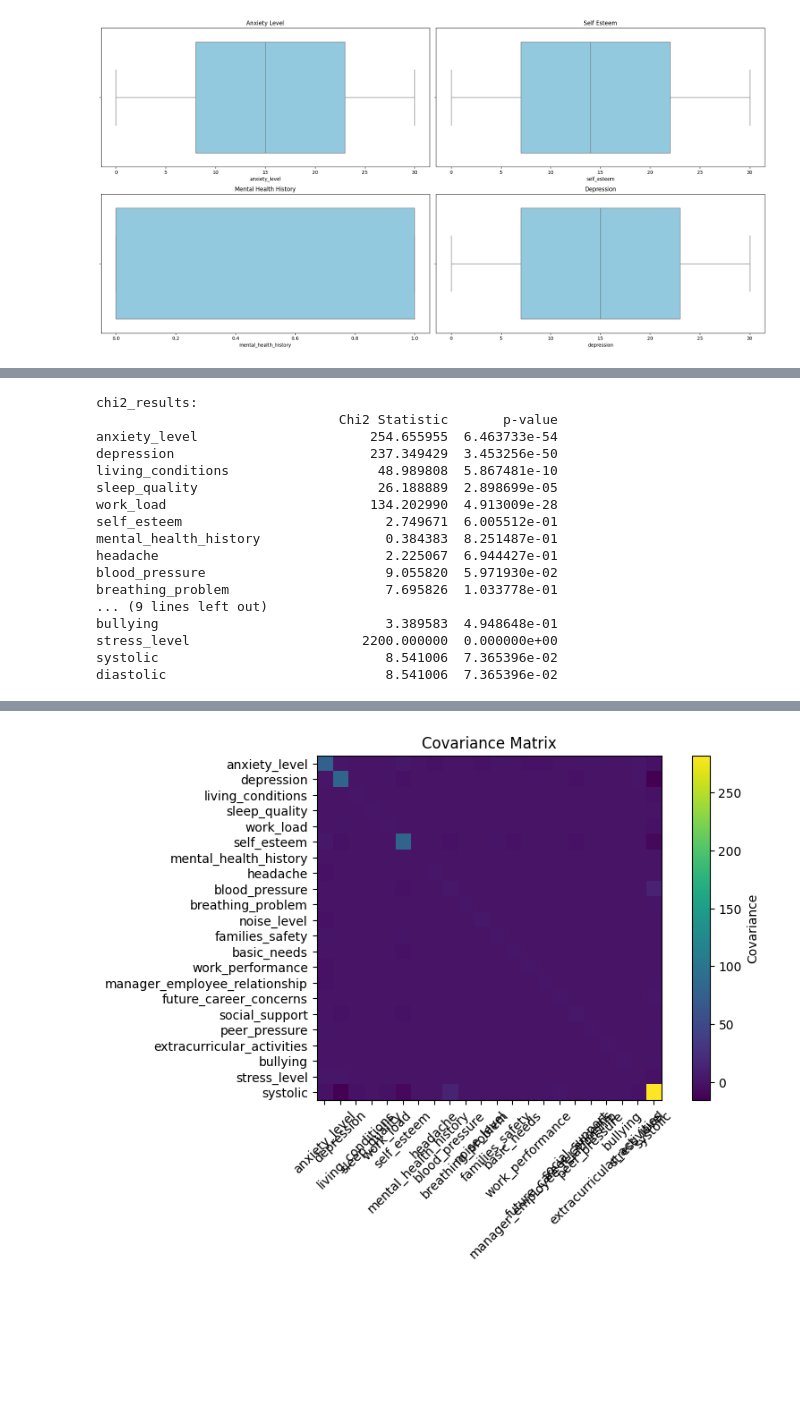
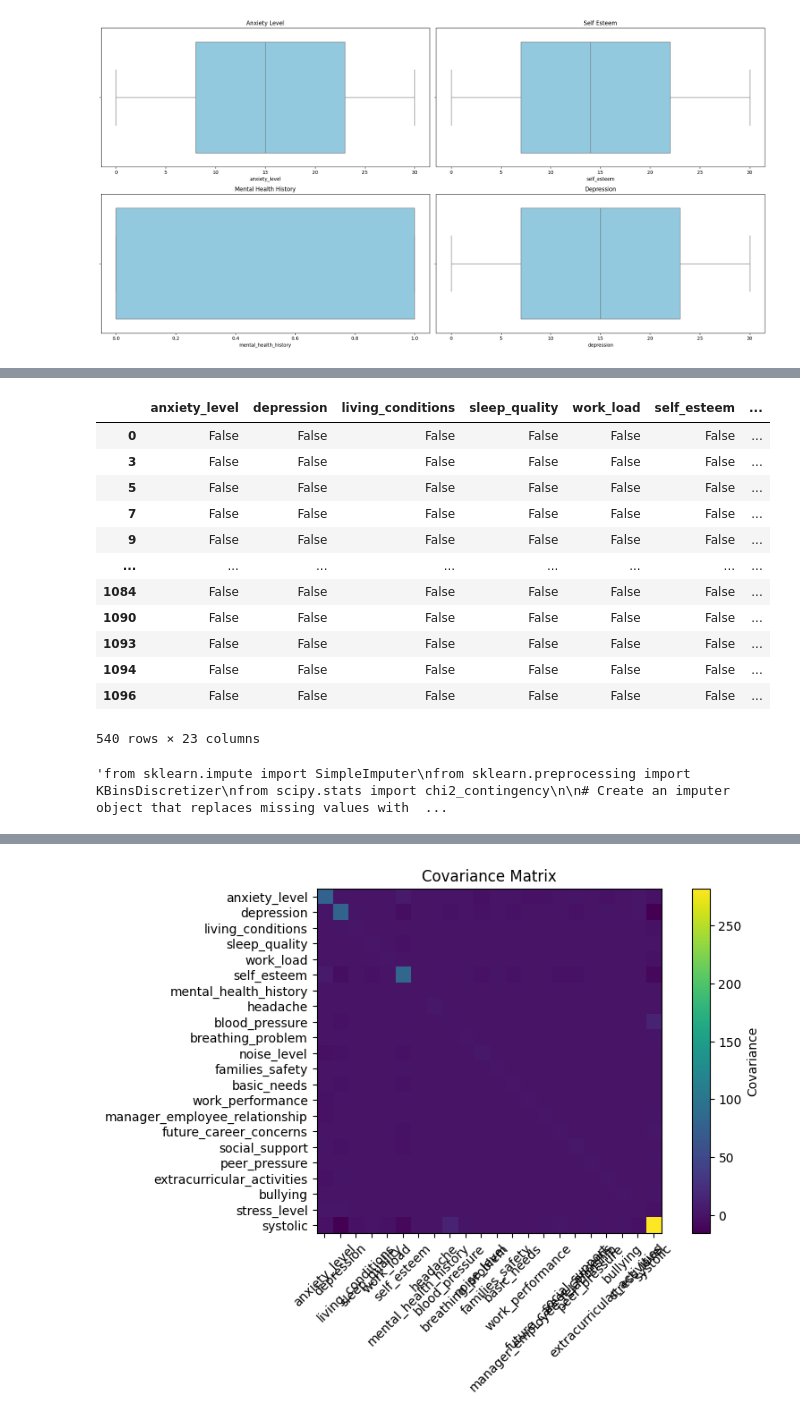
Before and after one commit to ujjawal-kumar17/Stress-Analysis, a Jupyter notebook: Adult_stress.ipynb, the cells around one changed output, grey strips where cells are left out. Drawn from its saved outputs; the diff is of its cells as text; code cells hidden in the pictures; blank space fills up the shorter version.

```diff
--- a/Adult_stress.ipynb
+++ b/Adult_stress.ipynb
@@ -365,3 +385,19 @@ dtype: int64
+# %%
+stressAdult.isnull()
+# %% [output]
+|  | anxiety_level | depression | living_conditions | sleep_quality | work_load | self_esteem | ... |
+| 0 | False | False | False | False | False | False | ... |
+| 3 | False | False | False | False | False | False | ... |
+| 5 | False | False | False | False | False | False | ... |
+| 7 | False | False | False | False | False | False | ... |
+| 9 | False | False | False | False | False | False | ... |
+| ... | ... | ... | ... | ... | ... | ... | ... |
+| 1084 | False | False | False | False | False | False | ... |
+| 1090 | False | False | False | False | False | False | ... |
+| 1093 | False | False | False | False | False | False | ... |
+| 1094 | False | False | False | False | False | False | ... |
+| 1096 | False | False | False | False | False | False | ... |
+540 rows × 23 columns
 # %%
 # # Remove rows with any NaN values
 # stressAdult_clean = stressAdult[~np.isnan(stressAdult).any(axis=1)]
@@ -369,7 +405,9 @@ dtype: int64
 # # Fit KBinsDiscretizer on the cleaned data
 # est.fit(stressAdult_clean.reshape(-1, 1))
 # %%
-from sklearn.impute import SimpleImputer
+'''from sklearn.impute import SimpleImputer
+from sklearn.preprocessing import KBinsDiscretizer
+from scipy.stats import chi2_contingency
 
 # Create an imputer object that replaces missing values with the mean
 imputer = SimpleImputer(strategy='mean')
@@ -391,23 +429,7 @@ for column in categorical_data.columns:
 chi2_results_stress = pd.DataFrame(chi2_results).T
 
 print("\nchi2_results:")
-print(chi2_results_stress)
+print(chi2_results_stress)'''
 # %% [output]
-chi2_results:
-                               Chi2 Statistic       p-value
-anxiety_level                      254.655955  6.463733e-54
-depression                         237.349429  3.453256e-50
-living_conditions                   48.989808  5.867481e-10
-sleep_quality                       26.188889  2.898699e-05
-work_load                          134.202990  4.913009e-28
-self_esteem                          2.749671  6.005512e-01
-mental_health_history                0.384383  8.251487e-01
-headache                             2.225067  6.944427e-01
-blood_pressure                       9.055820  5.971930e-02
-breathing_problem                    7.695826  1.033778e-01
-... (9 lines left out)
-bullying                             3.389583  4.948648e-01
-stress_level                      2200.000000  0.000000e+00
-systolic                             8.541006  7.365396e-02
-diastolic                            8.541006  7.365396e-02
+'from sklearn.impute import SimpleImputer\nfrom sklearn.preprocessing import KBinsDiscretizer\nfrom scipy.stats import chi2_contingency\n\n# Create an imputer object that replaces missing values with  ...
 # %%
```
Also changed, not shown: parts of 41 cells of this notebook.
